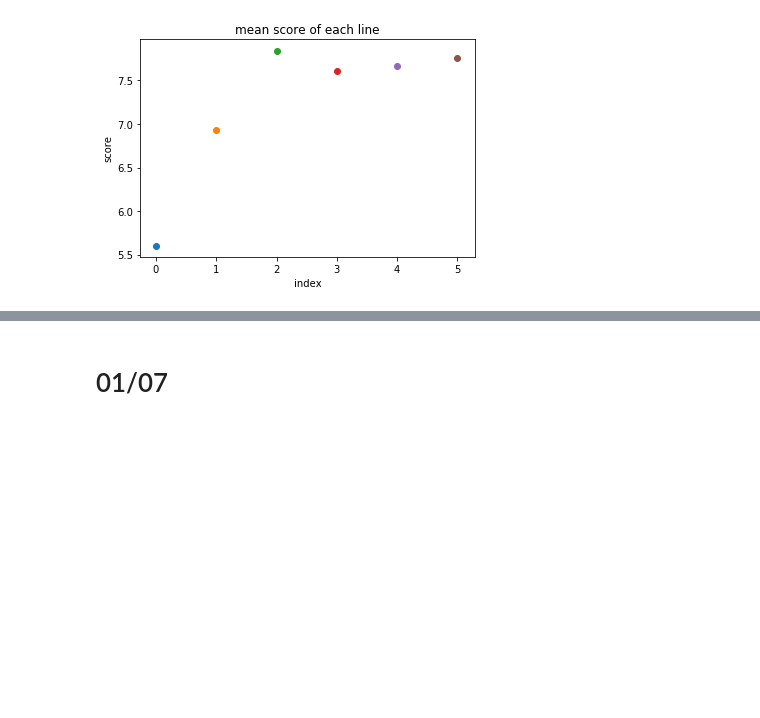
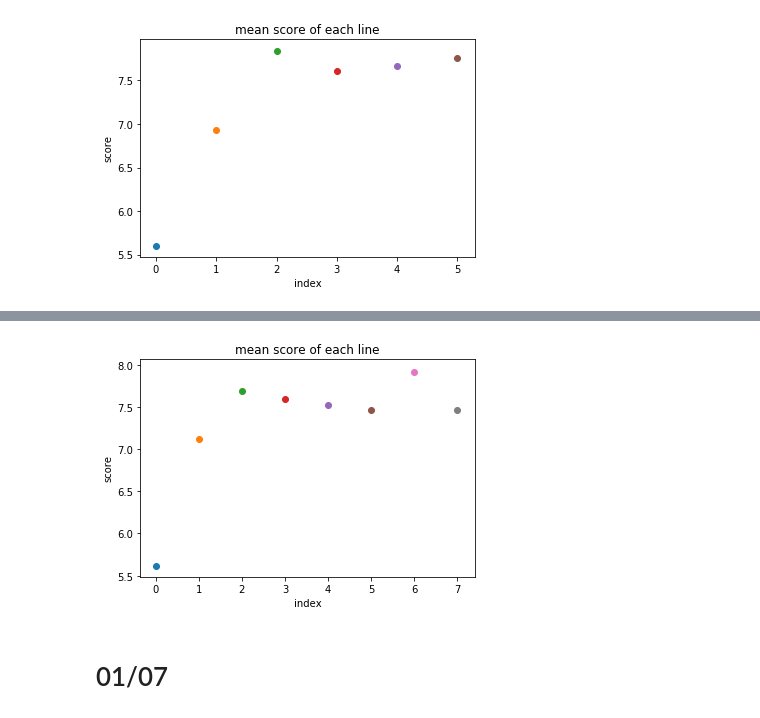
Before and after one commit to edwinagnew/Poetix_Sonnets, a Jupyter notebook: py_files/score_explore.ipynb, the cells around one changed output, grey strips where cells are left out. Drawn from its saved outputs; the diff is of its cells as text; code cells hidden in the pictures; blank space fills up the shorter version.

```diff
--- a/py_files/score_explore.ipynb
+++ b/py_files/score_explore.ipynb
@@ -367,0 +644,4 @@ for i in range(6):
+# %%
+data = open("../saved_objects/local_generated_stanzas/1rand_7g.txt").read()
+scores = [[float(y) for y in x.split("[")[1].split("]")[0].split(",")] for x in data.split("1,7,")[1:]]
+scores
@@ -368,3 +666,13 @@ for i in range(6):
+# %%
+import matplotlib.pyplot as plt
+import numpy as np
+plt.title("mean score of each line")
+plt.xlabel("index")
+plt.ylabel("score")
+for i in range(8):
+    plt.scatter(i, np.mean([s[i] for s in scores]))
+# %% [output]
+[figure, added]
 # %% [markdown]
 # 01/07
 # %%
```
Also changed, not shown: parts of 15 cells of this notebook, 1 other file.
